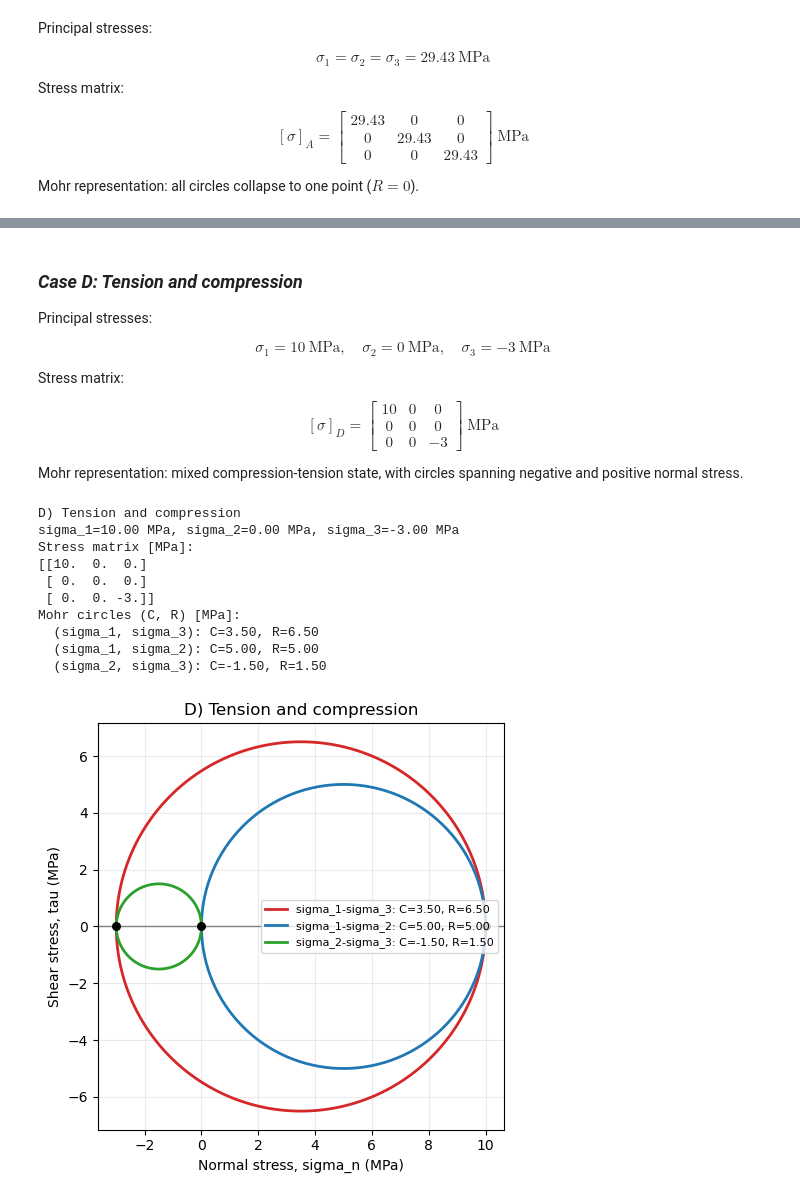
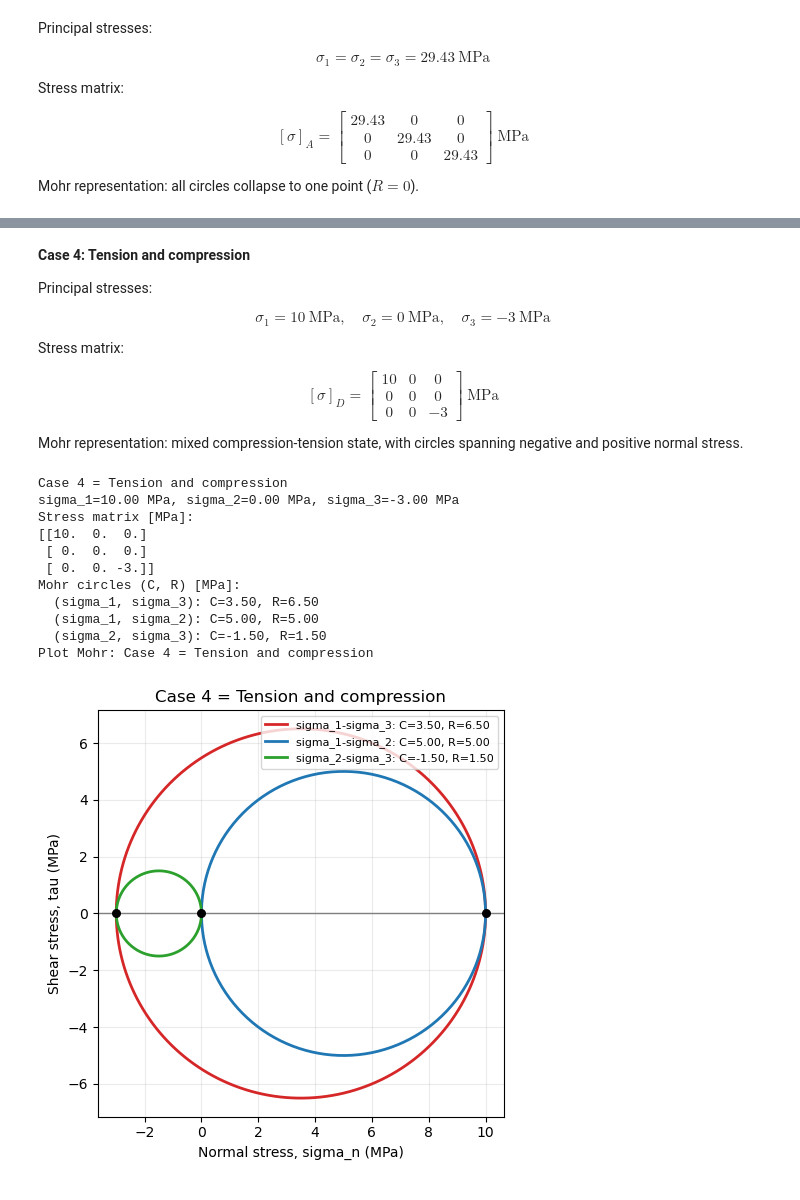
Before and after one commit to nandanajihha/Geomechanics-Q3, a Jupyter notebook: Exercise #1 - 18 February 2026.ipynb, the cells around one changed output, grey strips where cells are left out. Saved outputs shown, nothing was run; the diff lists cells and outputs as text; code cells hidden in the pictures.

```diff
--- a/Exercise #1 - 18 February 2026.ipynb
+++ b/Exercise #1 - 18 February 2026.ipynb
@@ -52,6 +50,8 @@ $$C_{13} = \frac{\sigma_1 + \sigma_3}{2}, \quad R_{13} = \frac{|\sigma_1 - \sigm
 
 $C$ is the center of a Mohr circle, $R$ is the radius of a Mohr circle (equal to the maximum shear stress for that pair).
 # %%
+#Setup
+
 %matplotlib inline
 
 import numpy as np
@@ -93,8 +93,8 @@ z = 3000.0
 p_hydro = rho_w * g * z / 1e6  # MPa
 
 cases = {
-    "A) Hydrostatic compression (3 km water depth)": (p_hydro, p_hydro, p_hydro),
-    "B) Uniaxial tension": (0.0, 0.0, -5.0),
-    "C) Triaxial compression": (10.0, 8.0, 5.0),
-    "D) Tension and compression": (10.0, 0.0, -3.0),
+    "Case 1 = Hydrostatic compression (3 km water depth)": (p_hydro, p_hydro, p_hydro),
+    "Case 2 = Uniaxial tension": (0.0, 0.0, -5.0),
+    "Case 3 = Triaxial compression": (10.0, 8.0, 5.0),
+    "Case 4 = Tension and compression": (10.0, 0.0, -3.0),
 }
@@ -103,5 +101,6 @@ cases = {
 # %%
 def plot_mohr_3d(ax, s1, s2, s3, title):
+    print(f"Plot Mohr: {title}")
     t = np.linspace(0, 2*np.pi, 400)
 
     circles = [
@@ -134,4 +133,5 @@ def plot_mohr_3d(ax, s1, s2, s3, title):
 
     ax.set_title(title)
     ax.grid(alpha=0.25)
-    ax.legend(fontsize=8, loc="best")
+    legend_loc = "upper right" if title.startswith("Case 4") else "best"
+    ax.legend(fontsize=8, loc=legend_loc)
@@ -253,5 +258,5 @@ Mohr circles (C, R) [MPa]:
 # %% [markdown]
-### *Case D: Tension and compression*
+**Case 4: Tension and compression**
 
 Principal stresses:
 
@@ -268,27 +273,28 @@ $$[\sigma]_D =
 
 Mohr representation: mixed compression-tension state, with circles spanning negative and positive normal stress.
 # %%
-case_name = "D) Tension and compression"
+case_name = "Case 4 = Tension and compression"
 s1, s2, s3 = cases[case_name]
 
 print_case_results(case_name, s1, s2, s3)
 
 fig, ax = plt.subplots(figsize=(7, 5))
 plot_mohr_3d(ax, s1, s2, s3, case_name)
 plt.tight_layout()
 plt.show()
 # %% [output]
-D) Tension and compression
+Case 4 = Tension and compression
 sigma_1=10.00 MPa, sigma_2=0.00 MPa, sigma_3=-3.00 MPa
 Stress matrix [MPa]:
 [[10.  0.  0.]
  [ 0.  0.  0.]
  [ 0.  0. -3.]]
 Mohr circles (C, R) [MPa]:
   (sigma_1, sigma_3): C=3.50, R=6.50
   (sigma_1, sigma_2): C=5.00, R=5.00
   (sigma_2, sigma_3): C=-1.50, R=1.50
+Plot Mohr: Case 4 = Tension and compression
-[figure, old version]
+[figure, new version]
 # %% [markdown]
 **Interpretation Summary**
 
```
Also changed, not shown: parts of 9 cells of this notebook, 1 other file.
